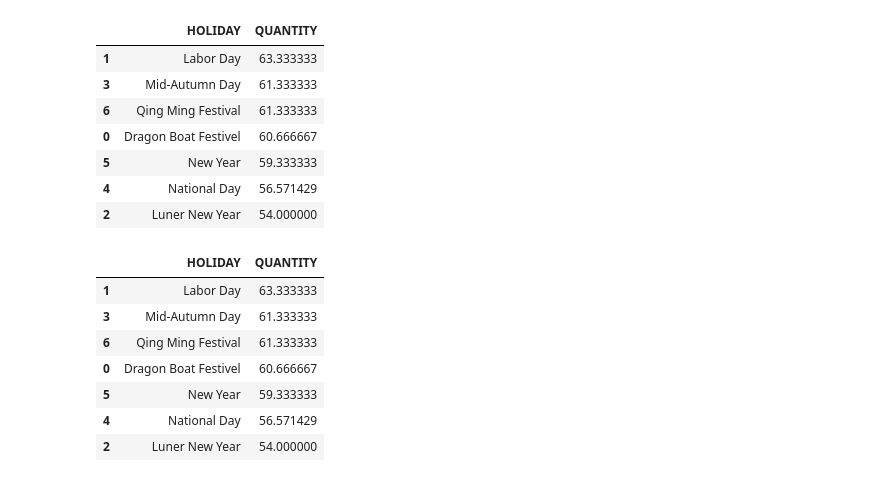
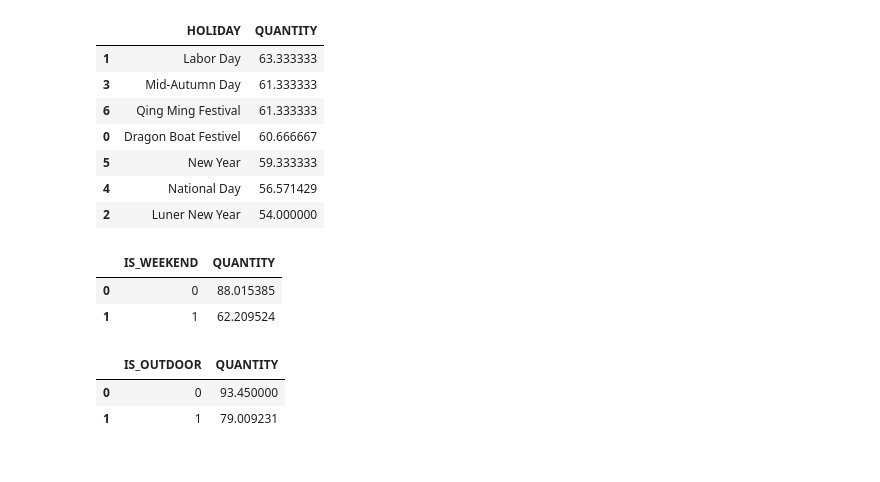
Before and after one commit to Husain-Jinia/Google_Solutions_Challenge, a Jupyter notebook: Burgers.ipynb, the cells around one changed output. Saved outputs shown, nothing was run; the diff lists cells and outputs as text; code cells hidden in the pictures.

```diff
--- a/Burgers.ipynb
+++ b/Burgers.ipynb
@@ -153,13 +153,14 @@ transaction[["HOLIDAY","QUANTITY"]].groupby(["HOLIDAY"], as_index = False).mean(
 | 4 | National Day | 56.571429 |
 | 2 | Luner New Year | 54.000000 |
 # %%
-transaction[["HOLIDAY","QUANTITY"]].groupby(["HOLIDAY"], as_index = False).mean().sort_values(by="QUANTITY",ascending = False)
+transaction[["IS_WEEKEND","QUANTITY"]].groupby(["IS_WEEKEND"], as_index = False).mean().sort_values(by="QUANTITY",ascending = False)
 # %% [output]
-|  | HOLIDAY | QUANTITY |
-| 1 | Labor Day | 63.333333 |
-| 3 | Mid-Autumn Day | 61.333333 |
-| 6 | Qing Ming Festival | 61.333333 |
-| 0 | Dragon Boat Festivel | 60.666667 |
-| 5 | New Year | 59.333333 |
-| 4 | National Day | 56.571429 |
-| 2 | Luner New Year | 54.000000 |
+|  | IS_WEEKEND | QUANTITY |
+| 0 | 0 | 88.015385 |
+| 1 | 1 | 62.209524 |
+# %%
+transaction[["IS_OUTDOOR","QUANTITY"]].groupby(["IS_OUTDOOR"], as_index = False).mean().sort_values(by="QUANTITY",ascending = False)
+# %% [output]
+|  | IS_OUTDOOR | QUANTITY |
+| 0 | 0 | 93.450000 |
+| 1 | 1 | 79.009231 |
```
Also changed, not shown: parts of 3 cells of this notebook.
